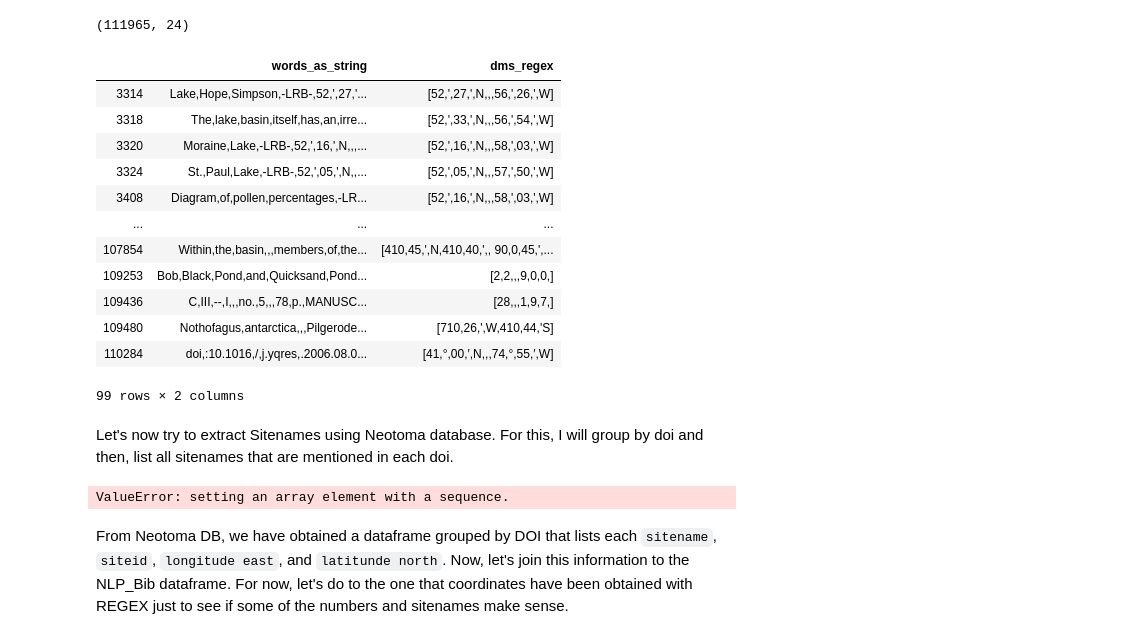
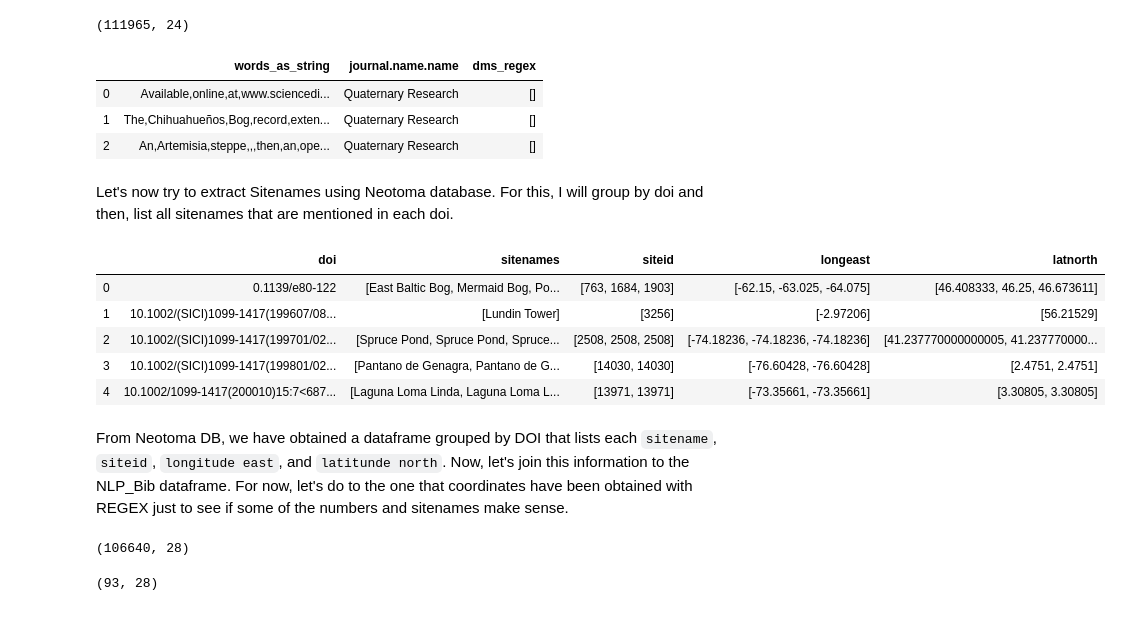
Before and after one commit to throughput-ec/UnacquiredSites, a Jupyter notebook: ML_Record_Mining_JN.ipynb, the cells around one changed output. Drawn from its saved outputs; the diff is of its cells as text; code cells hidden in the pictures.

```diff
--- a/ML_Record_Mining_JN.ipynb
+++ b/ML_Record_Mining_JN.ipynb
@@ -417,25 +398,12 @@ nlp_bib[['words_as_string', 'journal.name.name', 'dms_regex']].head(10)
 print(nlp_bib.shape)
 # %% [output]
 (111965, 24)
-# %%
-# Filter df to just frames that has REGEX longer than one
-mask = (nlp_bib['dms_regex'].str.len() > 0)
-# print(mask.shape)
-nlp_bib = nlp_bib.loc[mask]
-nlp_bib[['words_as_string','dms_regex']]
-# %% [output]
-|  | words_as_string | dms_regex |
-| 3314 | Lake,Hope,Simpson,-LRB-,52,',27,'... | [52,',27,',N,,,56,',26,',W] |
-| 3318 | The,lake,basin,itself,has,an,irre... | [52,',33,',N,,,56,',54,',W] |
-| 3320 | Moraine,Lake,-LRB-,52,',16,',N,,,... | [52,',16,',N,,,58,',03,',W] |
-| 3324 | St.,Paul,Lake,-LRB-,52,',05,',N,,... | [52,',05,',N,,,57,',50,',W] |
-| 3408 | Diagram,of,pollen,percentages,-LR... | [52,',16,',N,,,58,',03,',W] |
-| ... | ... | ... |
-| 107854 | Within,the,basin,,,members,of,the... | [410,45,',N,410,40,',, 90,0,45,',... |
-| 109253 | Bob,Black,Pond,and,Quicksand,Pond... | [2,2,,,9,0,0,] |
-| 109436 | C,III,--,I,,,no.,5,,,78,p.,MANUSC... | [28,,,1,9,7,] |
-| 109480 | Nothofagus,antarctica,,,Pilgerode... | [710,26,',W,410,44,'S] |
-| 110284 | doi,:10.1016,/,j.yqres,.2006.08.0... | [41,°,00,′,N,,,74,°,55,′,W] |
-99 rows × 2 columns
+# %%
+nlp_bib[['words_as_string', 'journal.name.name', 'dms_regex']].head(3)
+# %% [output]
+|  | words_as_string | journal.name.name | dms_regex |
+| 0 | Available,online,at,www.sciencedi... | Quaternary Research | [] |
+| 1 | The,Chihuahueños,Bog,record,exten... | Quaternary Research | [] |
+| 2 | An,Artemisia,steppe,,,then,an,ope... | Quaternary Research | [] |
 # %% [markdown]
 Let's now try to extract Sitenames using Neotoma database. For this, I will group by doi and then, list all sitenames that are mentioned in each doi.
@@ -447,16 +410,38 @@ def list_items(df, col):
 # %%
 by_doi = neotoma.groupby('doi')
 neotoma_sitenames = by_doi.apply(lambda x: list(x['sitename']))
 neotoma_siteid = by_doi.apply(lambda x: list(x['siteid']))
 neotoma_longeast = by_doi.apply(lambda x: list(x['longitudeeast']))
 neotoma_latnorth = by_doi.apply(lambda x: list(x['latitudenorth']))
 
 neotoma_joined_df = neotoma_sitenames.to_frame('sitenames').join(neotoma_siteid.to_frame('siteid')).join(neotoma_longeast.to_frame('longeast')).join(neotoma_latnorth.to_frame('latnorth'))
 neotoma_joined_df = neotoma_joined_df.reset_index()
 
-neotoma_joined_df['intlongeast'] = neotoma_joined_df['longeast'].astype(int)
+#neotoma_joined_df['intlongeast'] = [int(i) for neotoma_joined_df['longeast'][i]]
+
+#print(neotoma_joined_df['longeast'][1].astype(int))
+#[round(x) for x in myList]
 neotoma_joined_df.head(5)
 # %% [output]
-ValueError: setting an array element with a sequence.
+|  | doi | sitenames | siteid | longeast | latnorth |
+| 0 | 0.1139/e80-122 | [East Baltic Bog, Mermaid Bog, Po... | [763, 1684, 1903] | [-62.15, -63.025, -64.075] | [46.408333, 46.25, 46.673611] |
+| 1 | 10.1002/(SICI)1099-1417(199607/08... | [Lundin Tower] | [3256] | [-2.97206] | [56.21529] |
+| 2 | 10.1002/(SICI)1099-1417(199701/02... | [Spruce Pond, Spruce Pond, Spruce... | [2508, 2508, 2508] | [-74.18236, -74.18236, -74.18236] | [41.237770000000005, 41.237770000... |
+| 3 | 10.1002/(SICI)1099-1417(199801/02... | [Pantano de Genagra, Pantano de G... | [14030, 14030] | [-76.60428, -76.60428] | [2.4751, 2.4751] |
+| 4 | 10.1002/1099-1417(200010)15:7<687... | [Laguna Loma Linda, Laguna Loma L... | [13971, 13971] | [-73.35661, -73.35661] | [3.30805, 3.30805] |
 # %% [markdown]
 From Neotoma DB, we have obtained a dataframe grouped by DOI that lists each `sitename`, `siteid`, `longitude east`, and `latitunde north`. Now, let's join this information to the NLP_Bib dataframe. For now, let's do to the one that coordinates have been obtained with REGEX just to see if some of the numbers and sitenames make sense.
+# %%
+nlp_bib_neotoma = nlp_bib.merge(neotoma_joined_df, on = 'doi')
+print(nlp_bib_neotoma.shape)
+# %% [output]
+(106640, 28)
+# %%
+# Filter df to just frames that has REGEX longer than one
+mask = (nlp_bib_neotoma['dms_regex'].str.len() > 0)
+nlp_bib_neotoma_regex = nlp_bib_neotoma.loc[mask]
+nlp_bib_neotoma_regex[['words','dms_regex']].head(100)
+
+print(nlp_bib_neotoma_regex.shape)
+# %% [output]
+(93, 28)
```
Also changed, not shown: parts of 18 cells of this notebook.
